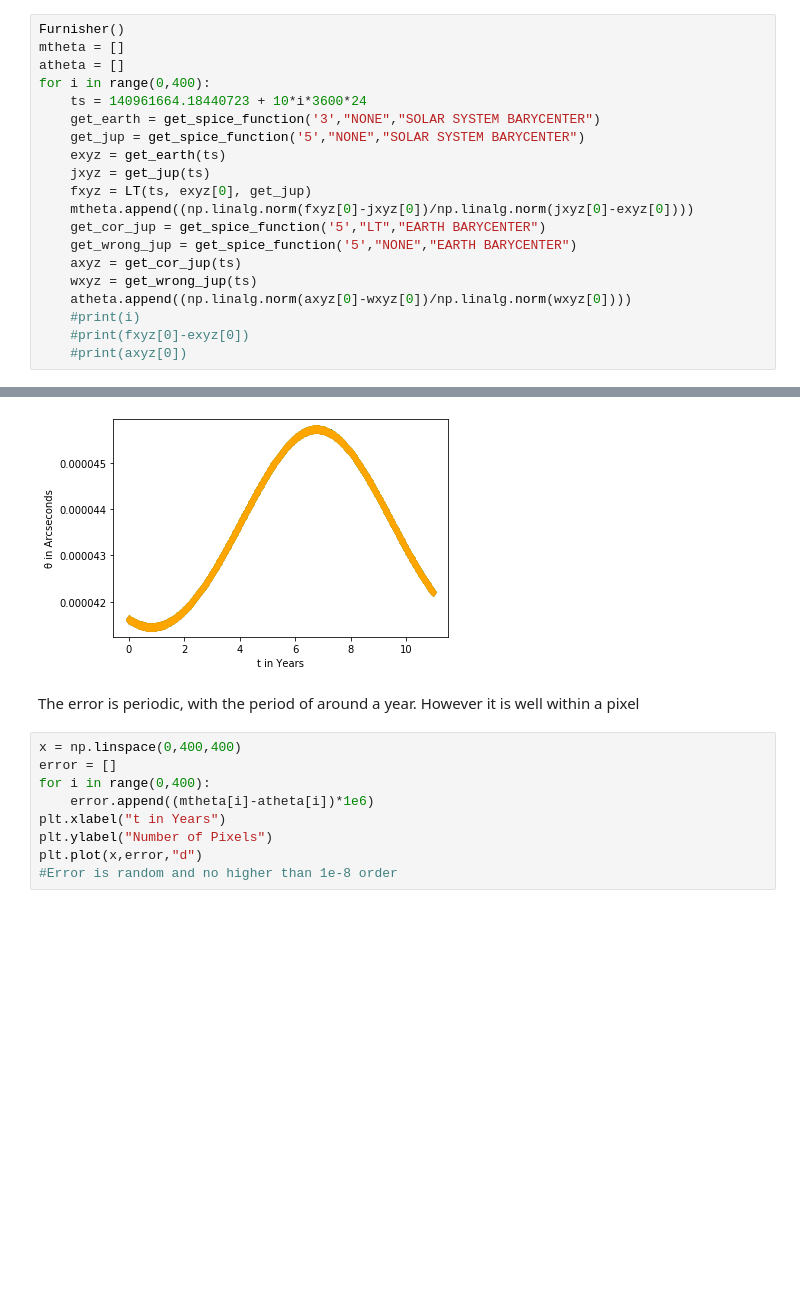
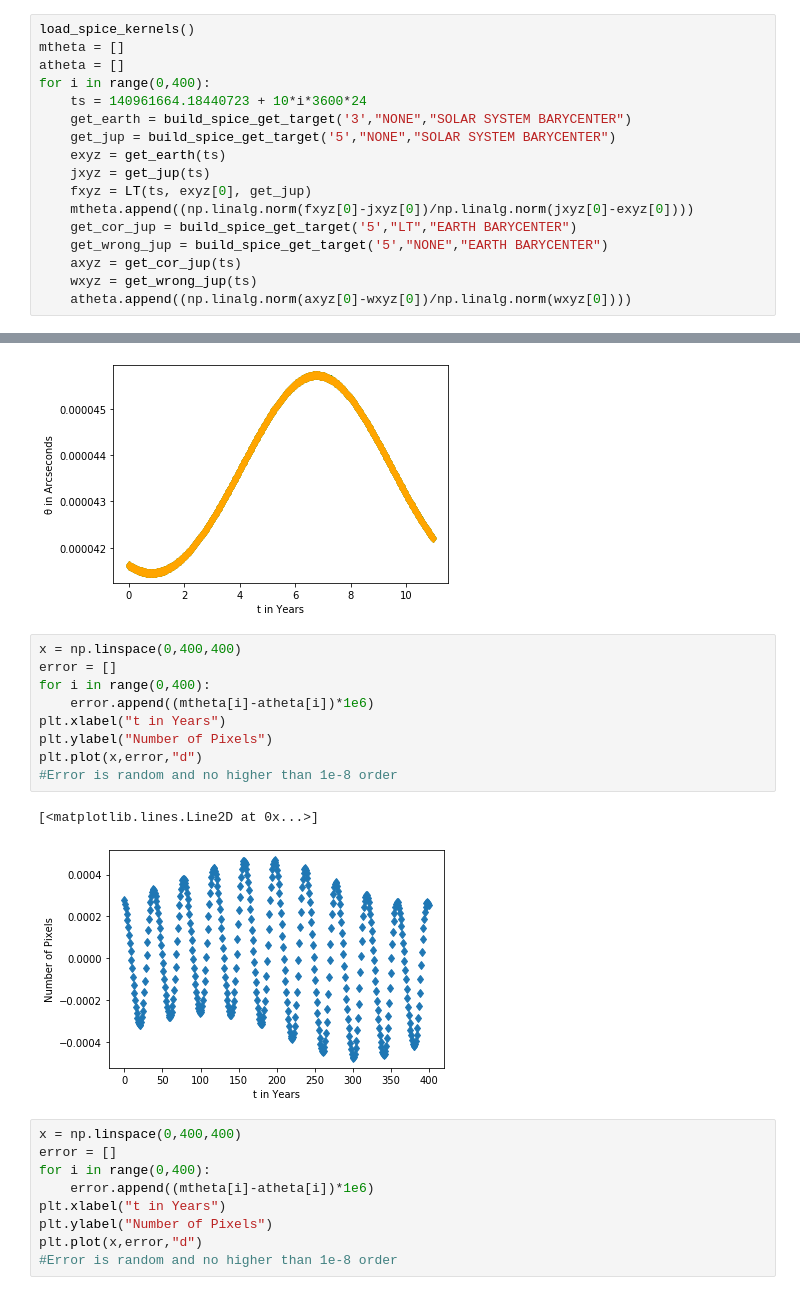
Before and after one commit to dtamayo/Irregular-Satellites, a Jupyter notebook: CorrectionTests.ipynb, the cells around one changed output, grey strips where cells are left out. Drawn from its saved outputs; the diff is of its cells as text; blank space fills up the shorter version.

```diff
--- a/CorrectionTests.ipynb
+++ b/CorrectionTests.ipynb
@@ -126,22 +51,19 @@ def LT(t, obsxyz, func):
 # %% [markdown]
 A demonstration that the LT function works. We compare my correction to spice's correction. Correct well within one pixel
 # %%
-Furnisher()
+load_spice_kernels()
 mtheta = []
 atheta = []
 for i in range(0,400):
     ts = 140961664.18440723 + 10*i*3600*24
-    get_earth = get_spice_function('3',"NONE","SOLAR SYSTEM BARYCENTER")
-    get_jup = get_spice_function('5',"NONE","SOLAR SYSTEM BARYCENTER")
+    get_earth = build_spice_get_target('3',"NONE","SOLAR SYSTEM BARYCENTER")
+    get_jup = build_spice_get_target('5',"NONE","SOLAR SYSTEM BARYCENTER")
     exyz = get_earth(ts)
     jxyz = get_jup(ts)
     fxyz = LT(ts, exyz[0], get_jup)
     mtheta.append((np.linalg.norm(fxyz[0]-jxyz[0])/np.linalg.norm(jxyz[0]-exyz[0])))
-    get_cor_jup = get_spice_function('5',"LT","EARTH BARYCENTER")
-    get_wrong_jup = get_spice_function('5',"NONE","EARTH BARYCENTER")
+    get_cor_jup = build_spice_get_target('5',"LT","EARTH BARYCENTER")
+    get_wrong_jup = build_spice_get_target('5',"NONE","EARTH BARYCENTER")
     axyz = get_cor_jup(ts)
     wxyz = get_wrong_jup(ts)
     atheta.append((np.linalg.norm(axyz[0]-wxyz[0])/np.linalg.norm(wxyz[0])))
-    #print(i)
-    #print(fxyz[0]-exyz[0])
-    #print(axyz[0])
@@ -175,8 +79,18 @@ plt.ylabel("θ in Arcseconds")
 Text(0, 0.5, 'θ in Arcseconds')
 findfont: Font family ['serif'] not found. Falling back to DejaVu Sans.
 [figure]
-# %% [markdown]
-The error is periodic, with the period of around a year. However it is well within a pixel
+# %%
+x = np.linspace(0,400,400)
+error = []
+for i in range(0,400):
+    error.append((mtheta[i]-atheta[i])*1e6)
+plt.xlabel("t in Years")
+plt.ylabel("Number of Pixels")
+plt.plot(x,error,"d")
+#Error is random and no higher than 1e-8 order
+# %% [output]
+[<matplotlib.lines.Line2D at 0x...>]
+[figure, added]
 # %%
 x = np.linspace(0,400,400)
 error = []
```
Also changed, not shown: parts of 8 cells of this notebook, 4 other files.
